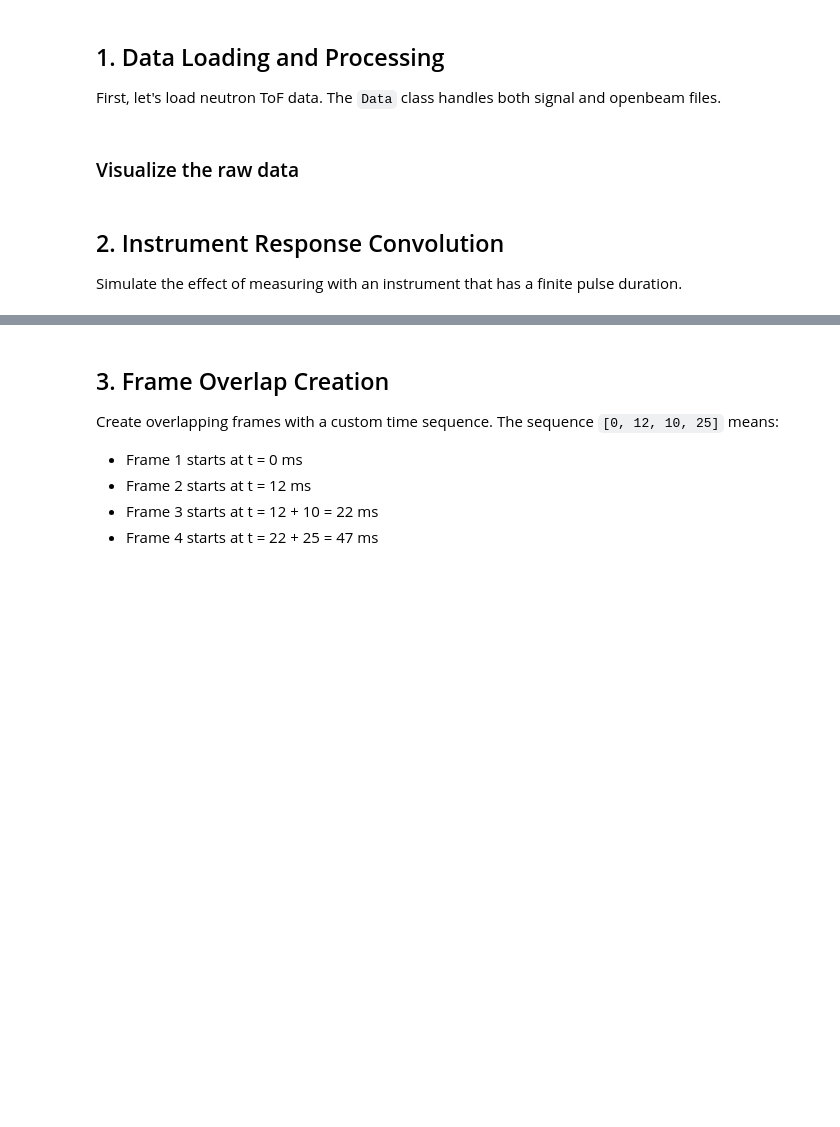
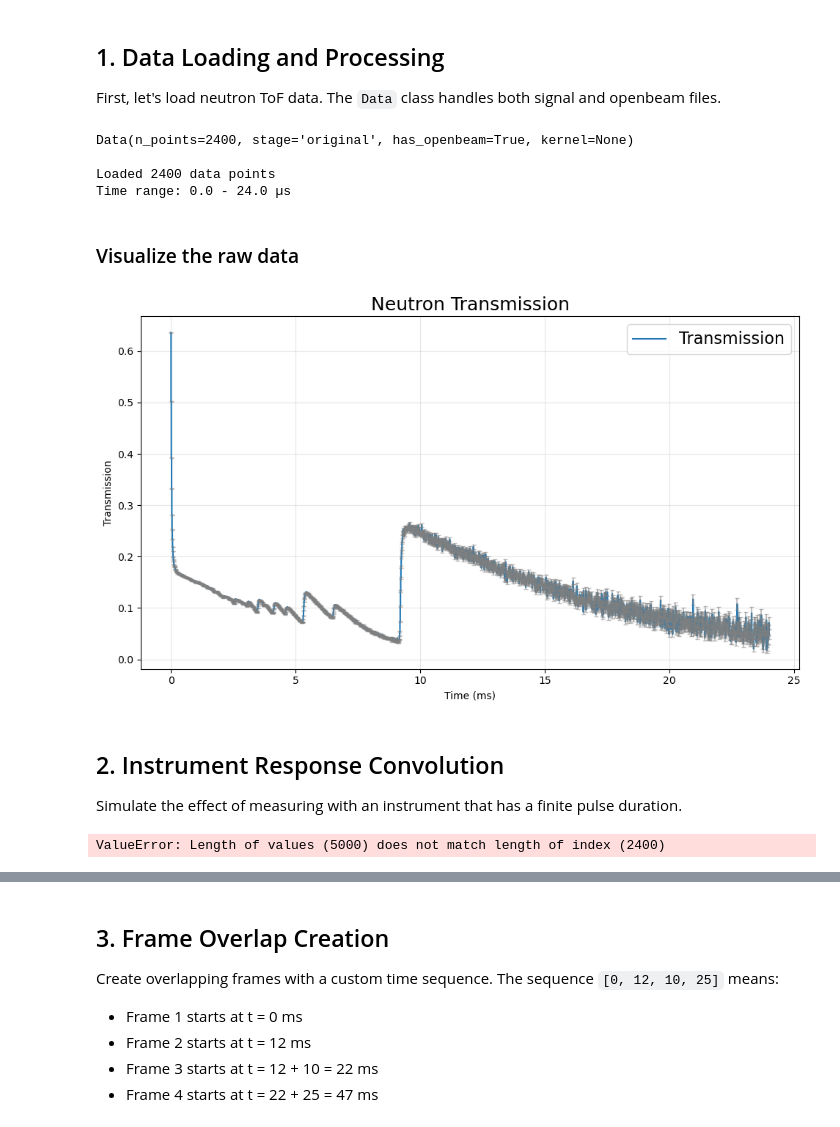
Before and after one commit to TsvikiHirsh/frame_overlap, a Jupyter notebook: notebooks/tutorial_v0.2.ipynb, the cells around one changed output, grey strips where cells are left out. Drawn from its saved outputs; the diff is of its cells as text; code cells hidden in the pictures; blank space fills up the shorter version.

```diff
--- a/notebooks/tutorial_v0.2.ipynb
+++ b/notebooks/tutorial_v0.2.ipynb
@@ -18,7 +18,7 @@ import matplotlib.pyplot as plt
 from frame_overlap import Data, Reconstruct, Analysis, ParametricScan
 
 # Set up plotting
-plt.style.use('default')
+# plt.style.use('default')
 %matplotlib inline
 # %% [markdown]
 ## 1. Data Loading and Processing
@@ -30,31 +30,33 @@ data = Data(signal_file='iron_powder.csv',
             openbeam_file='openbeam.csv',
             flux=1e6,           # neutrons/s
             duration=3600,      # seconds
-            threshold=30)       # filter stacks < 30
+            threshold=00)       # filter stacks < 30
 
 print(data)
 print(f"\nLoaded {len(data.table)} data points")
 print(f"Time range: {data.table['time'].min():.1f} - {data.table['time'].max():.1f} µs")
+# %% [output]
+Data(n_points=2400, stage='original', has_openbeam=True, kernel=None)
+
+Loaded 2400 data points
+Time range: 0.0 - 24.0 µs
 # %% [markdown]
 ### Visualize the raw data
 # %%
 # Plot signal
 fig = data.plot()
 plt.show()
-
-# Compare signal with openbeam
-fig = data.plot_comparison()
-plt.show()
+# %% [output]
+[figure, added]
 # %% [markdown]
 ## 2. Instrument Response Convolution
 
 Simulate the effect of measuring with an instrument that has a finite pulse duration.
 # %%
-# Store original for comparison
-data_original = data.copy()
-
 # Apply square response convolution (200 µs pulse)
-data.convolute_response(pulse_duration=200)
+data.convolute_response(pulse_duration=50)
 
 print("Convolution applied")
 print(f"Data shape: {data.table.shape}")
+# %% [output]
+ValueError: Length of values (5000) does not match length of index (2400)
```
Also changed, not shown: parts of 13 cells of this notebook, 4 other files.
